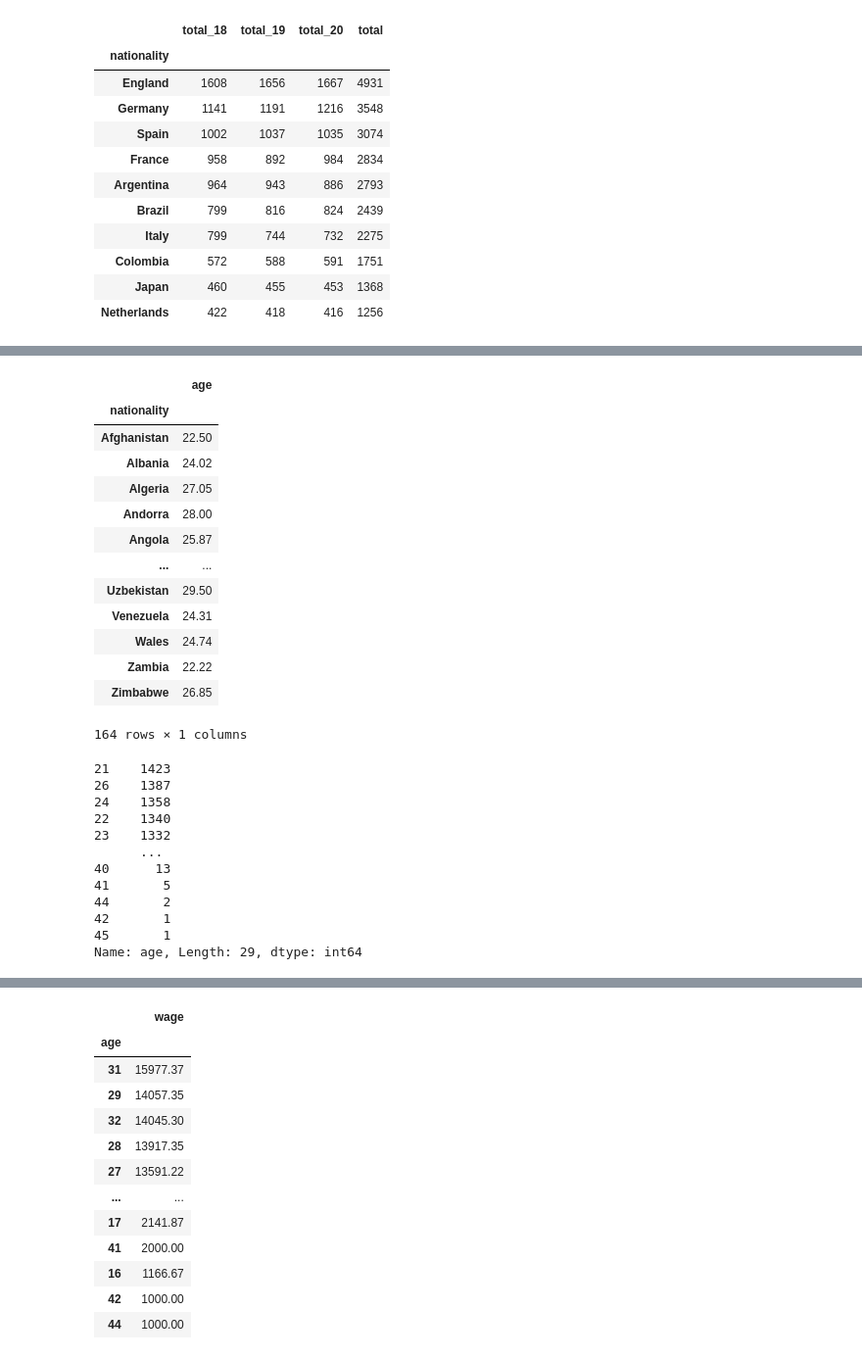
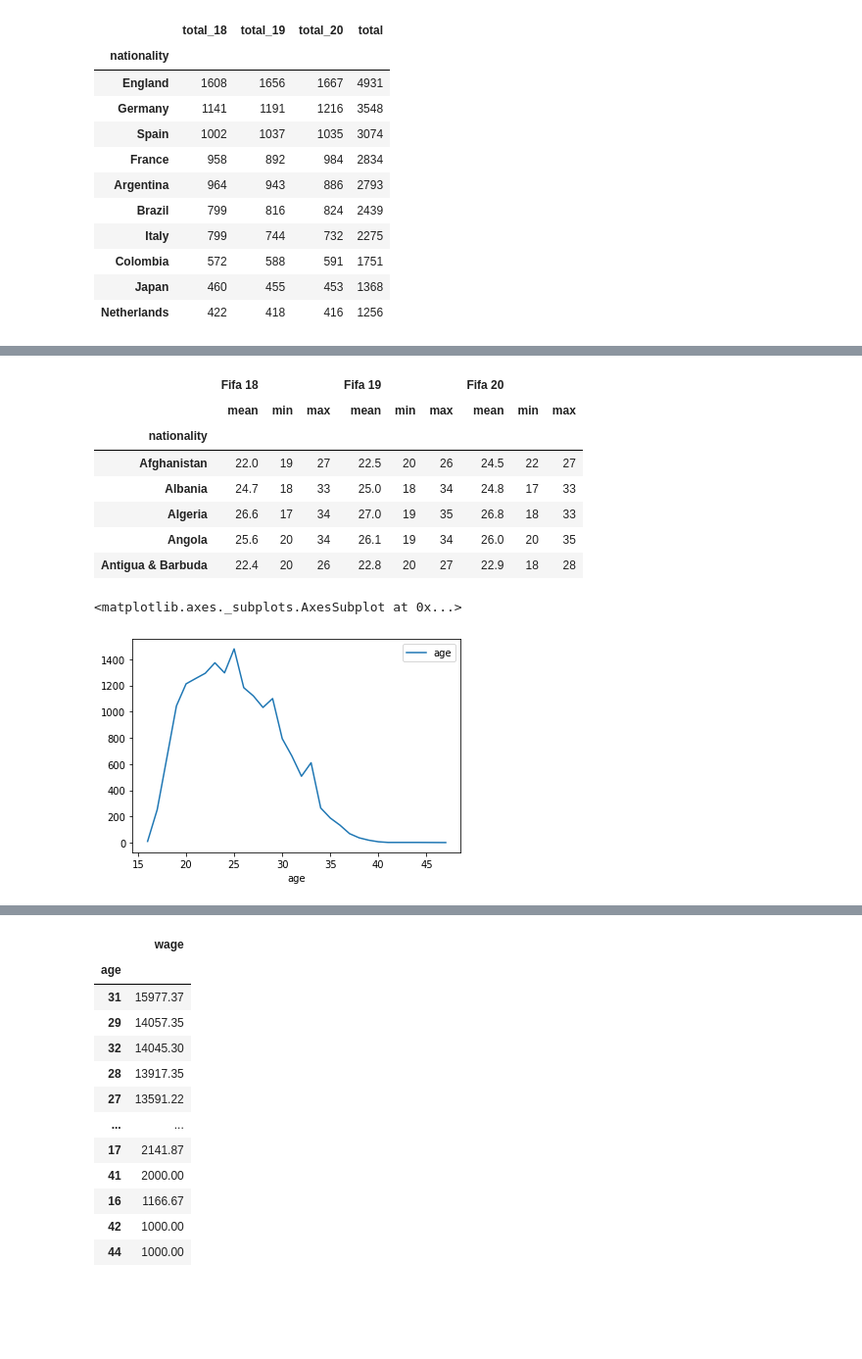
Before and after one commit to rafaelhamer/DSWP, a Jupyter notebook: Fifa_Comparativo.ipynb, the cells around one changed output, grey strips where cells are left out. Shown at 98% size. Saved outputs shown, nothing was run; the diff lists cells and outputs as text; code cells hidden in the pictures; blank space fills up the shorter version.

```diff
--- a/Fifa_Comparativo.ipynb
+++ b/Fifa_Comparativo.ipynb
@@ -137,36 +138,32 @@ nat_total[0:2].plot()
+# %%
+# 7) Qual a média de idade dos jogadores por países (variável/atributo 'Nacionality');
+
+#df_fifa20.groupby('nationality').agg({'age':'mean'})
+
+pd.set_option('display.precision', 1)
+
+df1 = df_fifa18.groupby('nationality').agg({'age':['mean','min','max']}).rename(columns={'age':'Fifa 18'})
+df2 = df_fifa19.groupby('nationality').agg({'age':['mean','min','max']}).rename(columns={'age':'Fifa 19'})
+df3 = df_fifa20.groupby('nationality').agg({'age':['mean','min','max']}).rename(columns={'age':'Fifa 20'})
+
+df_total = pd.merge(df1, pd.merge(df2, df3, on='nationality'), on='nationality')
+
+df_total.head(5)
+# %% [output]
+|  | Fifa 18 |  |  | Fifa 19 |  |  | Fifa 20 |  |  |
+|  | mean | min | max | mean | min | max | mean | min | max |
+| nationality |  |  |  |  |  |  |  |  |  |
+| Afghanistan | 22.0 | 19 | 27 | 22.5 | 20 | 26 | 24.5 | 22 | 27 |
+| Albania | 24.7 | 18 | 33 | 25.0 | 18 | 34 | 24.8 | 17 | 33 |
+| Algeria | 26.6 | 17 | 34 | 27.0 | 19 | 35 | 26.8 | 18 | 33 |
+| Angola | 25.6 | 20 | 34 | 26.1 | 19 | 34 | 26.0 | 20 | 35 |
+| Antigua & Barbuda | 22.4 | 20 | 26 | 22.8 | 20 | 27 | 22.9 | 18 | 28 |
 # %%
-# 7) Qual a média de idade dos jogadores por países (variável/atributo 'Nacionality');
+# 8) Qual a número de jogadores por idade?
 
-df_fifa.groupby('nationality').agg({'age':'mean'})
+#pd.value_counts(df_fifa18['age'])
+
+df_fifa18.groupby('age').agg({'age':'count'}).plot()
 # %% [output]
-|  | age |
-| nationality |  |
-| Afghanistan | 22.50 |
-| Albania | 24.02 |
-| Algeria | 27.05 |
-| Andorra | 28.00 |
-| Angola | 25.87 |
-| ... | ... |
-| Uzbekistan | 29.50 |
-| Venezuela | 24.31 |
-| Wales | 24.74 |
-| Zambia | 22.22 |
-| Zimbabwe | 26.85 |
-164 rows × 1 columns
+<matplotlib.axes._subplots.AxesSubplot at 0x...>
+[figure, added]
-# %%
-# 8) Qual a número de jogadores por idade?
-
-pd.value_counts(df_fifa['age'])
-# %% [output]
-21    1423
-26    1387
-24    1358
-22    1340
-23    1332
-      ...
-40      13
-41       5
-44       2
-42       1
-45       1
-Name: age, Length: 29, dtype: int64
```
Also changed, not shown: parts of 12 cells of this notebook.
